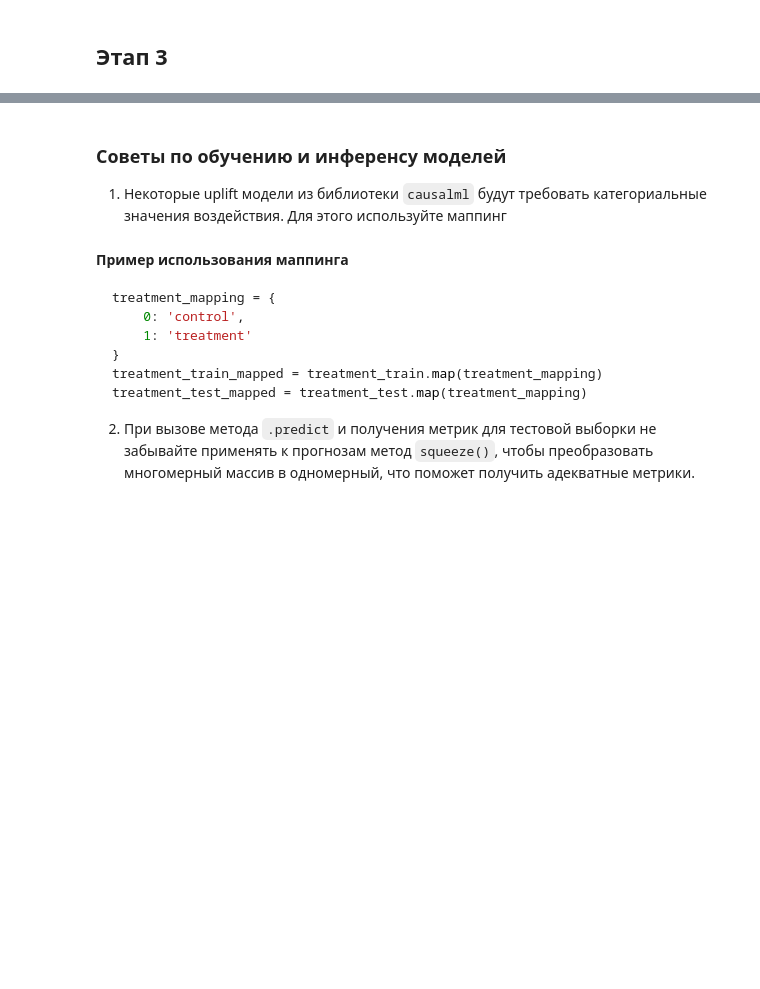
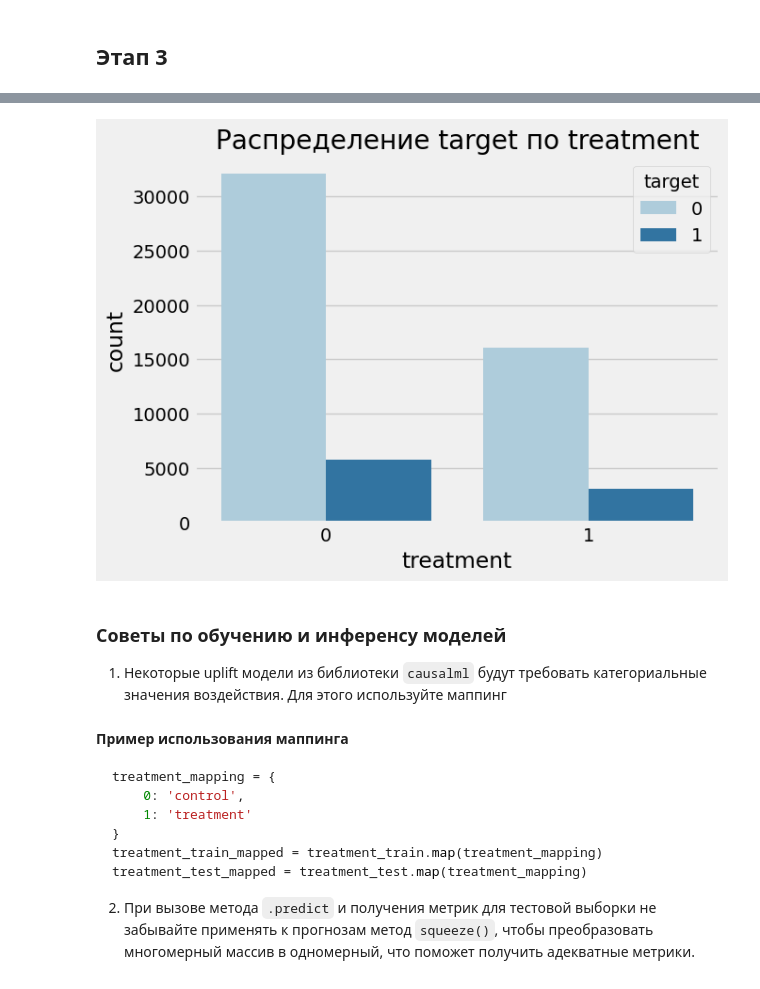
Before and after one commit to kruglikovAlex/mle-uplift-project-2025, a Jupyter notebook: final_project_template.ipynb, the cells around one changed output, grey strips where cells are left out. Saved outputs shown, nothing was run; the diff lists cells and outputs as text; code cells hidden in the pictures; blank space fills up the shorter version.

```diff
--- a/final_project_template.ipynb
+++ b/final_project_template.ipynb
@@ -489,0 +502,4 @@ C(treatment)[T.1]:C(zip_code)[T.2]    -0.1200      0.069     -1.729      0.084
+# %%
+# загрузка датасета
+data = pd.read_parquet("./data/uplift_fp_data.parquet")
+data.head(5)
@@ -490,3 +570,9 @@ C(treatment)[T.1]:C(zip_code)[T.2]    -0.1200      0.069     -1.729      0.084
+# %%
+sns.countplot(x='treatment', hue='target', data=data)
+plt.title("Распределение target по treatment")
+plt.show()
+# %% [output]
+[figure, added]
 # %% [markdown]
 ### Советы по обучению и инференсу моделей
 1. Некоторые uplift модели из библиотеки `causalml` будут требовать категориальные значения воздействия. Для этого используйте маппинг
```
Also changed, not shown: parts of 105 cells of this notebook, 19 other files.
